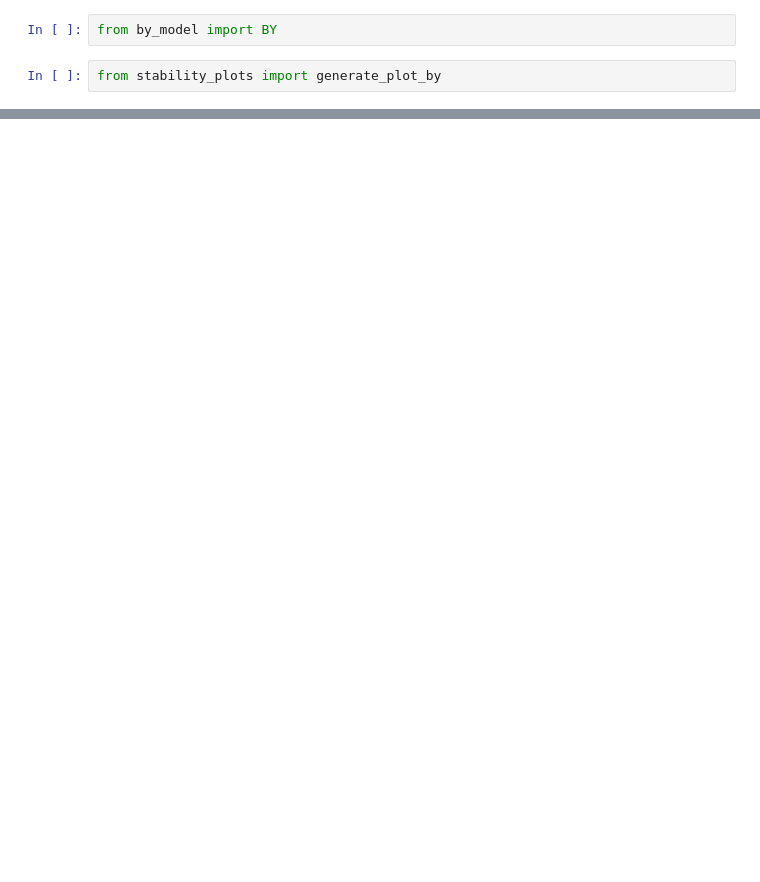
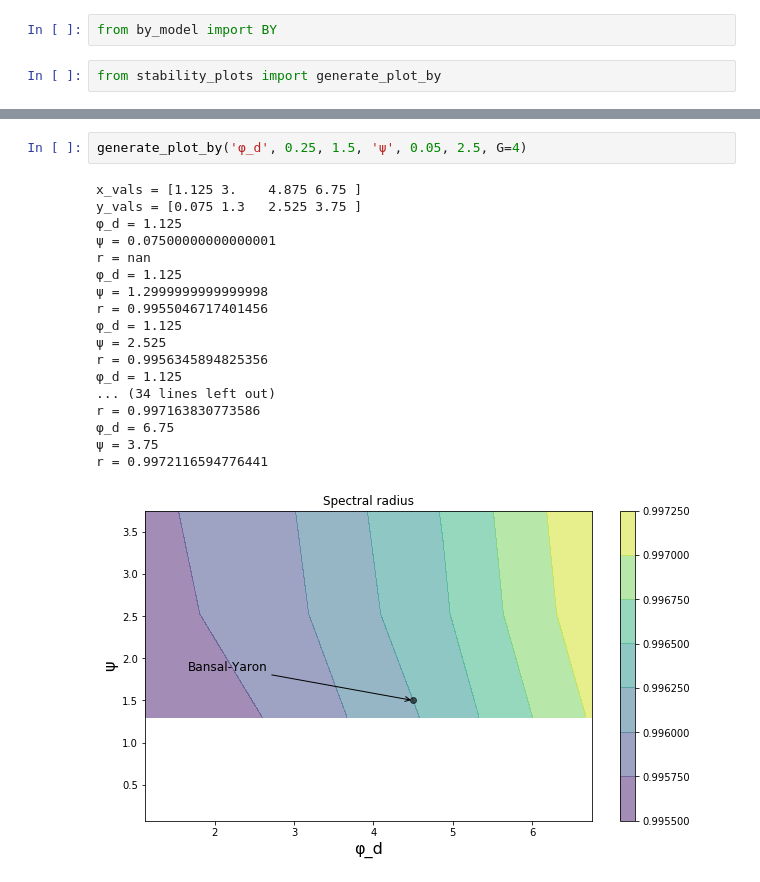
Before and after one commit to lnsongxf/asset_pricing_public, a Jupyter notebook: ez_code/python/sandpit2.ipynb, the cells around one changed output, grey strips where cells are left out. Saved outputs shown, nothing was run; the diff lists cells and outputs as text; blank space fills up the shorter version.

```diff
--- a/ez_code/python/sandpit2.ipynb
+++ b/ez_code/python/sandpit2.ipynb
@@ -48,0 +47,21 @@ b'\\u03c6_d'
+# %%
+generate_plot_by('φ_d', 0.25, 1.5, 'ψ', 0.05, 2.5, G=4)
+# %% [output]
+x_vals = [1.125 3.    4.875 6.75 ]
+y_vals = [0.075 1.3   2.525 3.75 ]
+φ_d = 1.125
+ψ = 0.07500000000000001
+r = nan
+φ_d = 1.125
+ψ = 1.2999999999999998
+r = 0.9955046717401456
+φ_d = 1.125
+ψ = 2.525
+r = 0.9956345894825356
+φ_d = 1.125
+... (34 lines left out)
+r = 0.997163830773586
+φ_d = 6.75
+ψ = 3.75
+r = 0.9972116594776441
+[figure, added]
```
Also changed, not shown: parts of 10 cells of this notebook, 6 other files.
